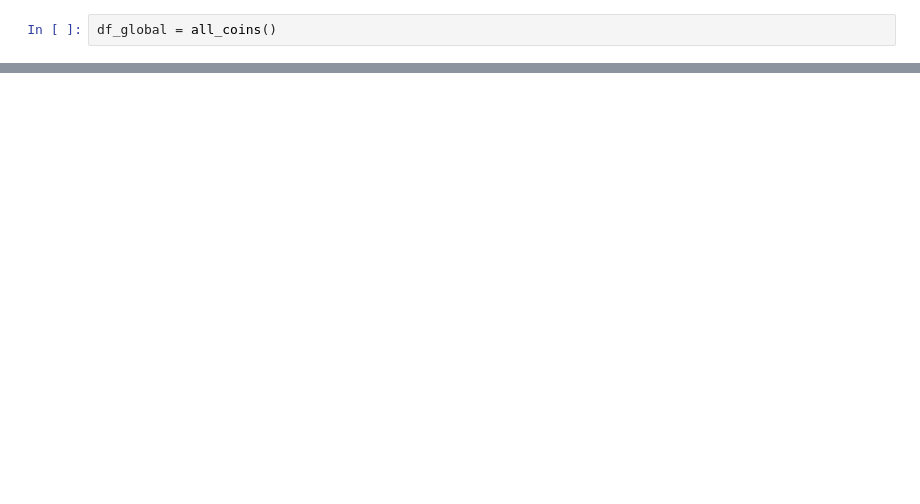
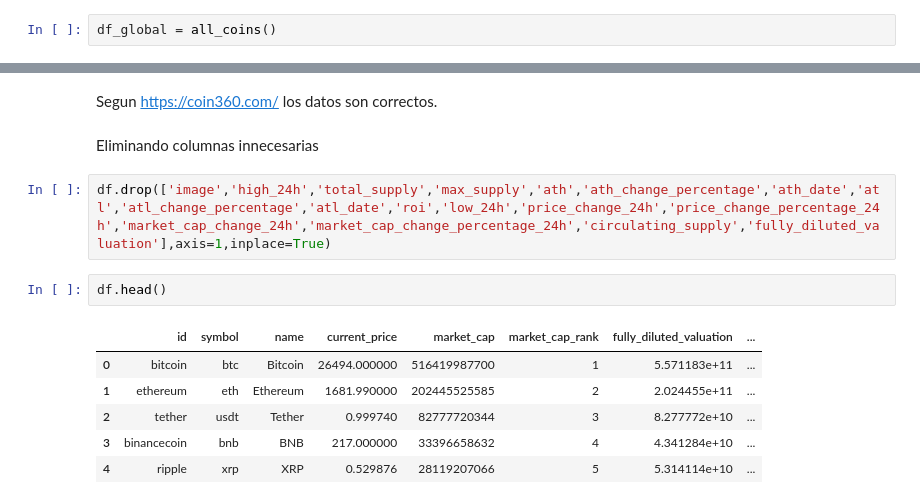
Before and after one commit to Galo0000/Analitics_Proyect_Cryptocurrency, a Jupyter notebook: Extract_data.ipynb, the cells around one changed output, grey strips where cells are left out. Cells and saved outputs as stored; diff of their text form; blank space fills up the shorter version.

```diff
--- a/Extract_data.ipynb
+++ b/Extract_data.ipynb
@@ -213,0 +181,15 @@ df[df['id'] == 'bitcoin']['market_cap'][0]/df['market_cap'].sum()
+# %% [markdown]
+Segun https://coin360.com/ los datos son correctos.
+# %% [markdown]
+Eliminando columnas innecesarias
+# %%
+df.drop(['image','high_24h','total_supply','max_supply','ath','ath_change_percentage','ath_date','atl','atl_change_percentage','atl_date','roi','low_24h','price_change_24h','price_change_percentage_24h','market_cap_change_24h','market_cap_change_percentage_24h','circulating_supply','fully_diluted_valuation'],axis=1,inplace=True)
+# %%
+df.head()
+# %% [output]
+|  | id | symbol | name | current_price | market_cap | market_cap_rank | fully_diluted_valuation | ... |
+| 0 | bitcoin | btc | Bitcoin | 26494.000000 | 516419987700 | 1 | 5.571183e+11 | ... |
+| 1 | ethereum | eth | Ethereum | 1681.990000 | 202445525585 | 2 | 2.024455e+11 | ... |
+| 2 | tether | usdt | Tether | 0.999740 | 82777720344 | 3 | 8.277772e+10 | ... |
+| 3 | binancecoin | bnb | BNB | 217.000000 | 33396658632 | 4 | 4.341284e+10 | ... |
+| 4 | ripple | xrp | XRP | 0.529876 | 28119207066 | 5 | 5.314114e+10 | ... |
```
Also changed, not shown: parts of 24 cells of this notebook.
